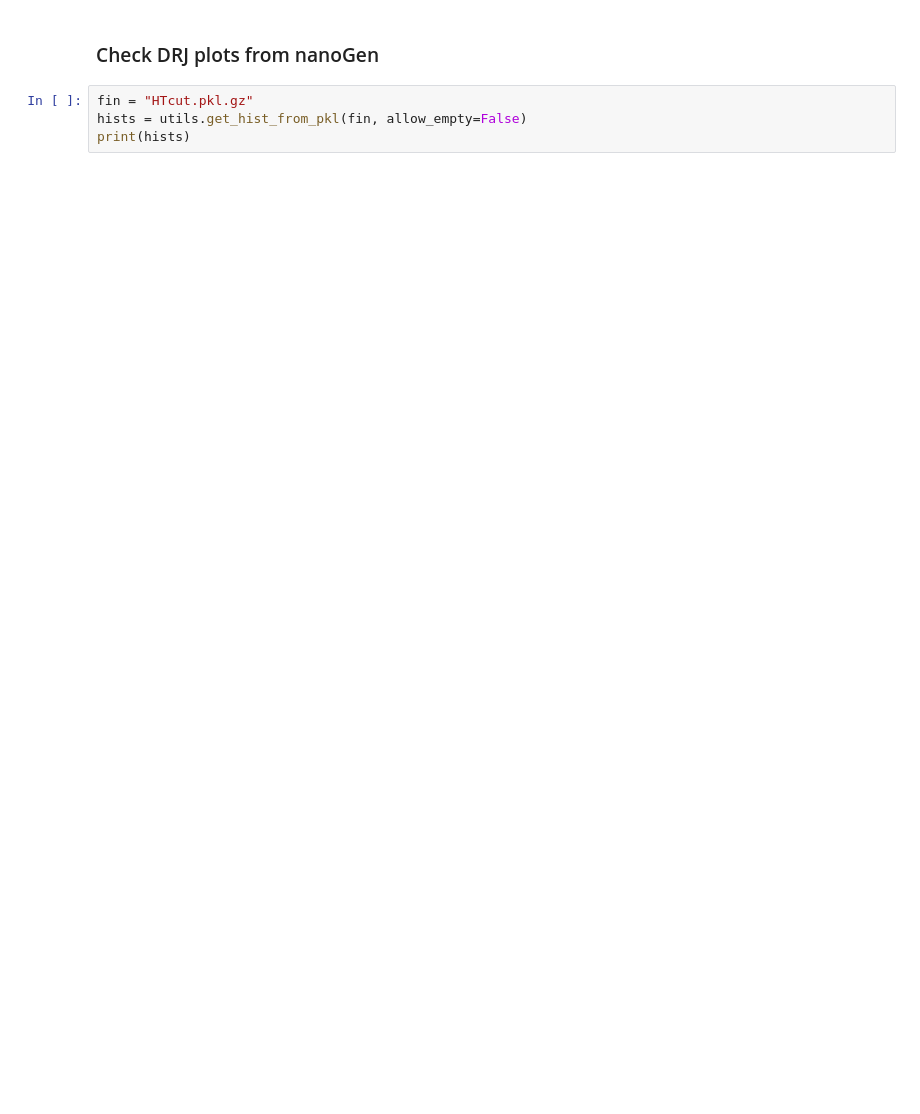
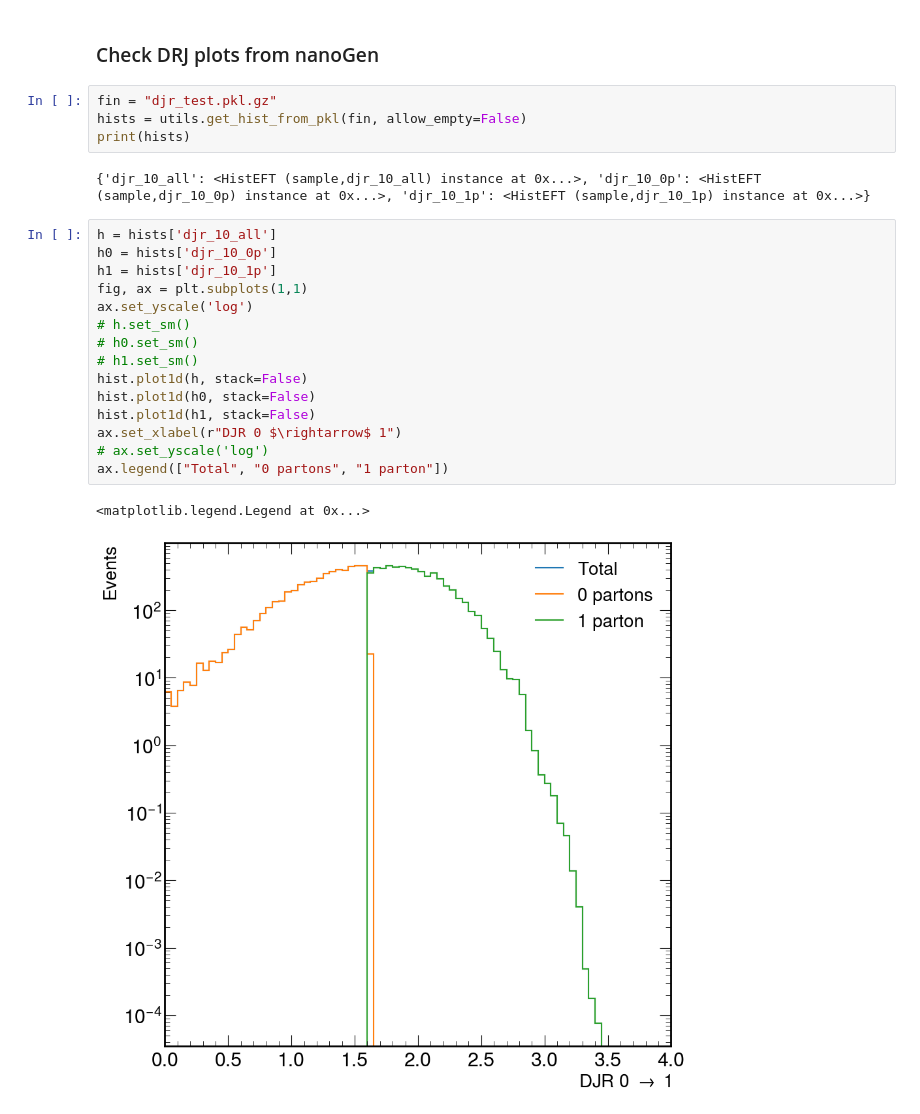
Before and after one commit to hannahbnelson/ttbarEFT, a Jupyter notebook: analysis/quick_plotter.ipynb, the cells around one changed output. Drawn from its saved outputs; the diff is of its cells as text; blank space fills up the shorter version.

```diff
--- a/analysis/quick_plotter.ipynb
+++ b/analysis/quick_plotter.ipynb
@@ -147,6 +143,26 @@ for name in hists:
 # %% [markdown]
 ### Check DRJ plots from nanoGen
 # %%
-fin = "HTcut.pkl.gz"
+fin = "djr_test.pkl.gz"
 hists = utils.get_hist_from_pkl(fin, allow_empty=False)
 print(hists)
+# %% [output]
+{'djr_10_all': <HistEFT (sample,djr_10_all) instance at 0x...>, 'djr_10_0p': <HistEFT (sample,djr_10_0p) instance at 0x...>, 'djr_10_1p': <HistEFT (sample,djr_10_1p) instance at 0x...>}
+# %%
+h = hists['djr_10_all']
+h0 = hists['djr_10_0p']
+h1 = hists['djr_10_1p']
+fig, ax = plt.subplots(1,1)
+ax.set_yscale('log')
+# h.set_sm()
+# h0.set_sm()
+# h1.set_sm()
+hist.plot1d(h, stack=False)
+hist.plot1d(h0, stack=False)
+hist.plot1d(h1, stack=False)
+ax.set_xlabel(r"DJR 0 $\rightarrow$ 1")
+# ax.set_yscale('log')
+ax.legend(["Total", "0 partons", "1 parton"])
+# %% [output]
+<matplotlib.legend.Legend at 0x...>
+[figure, added]
```
Also changed, not shown: parts of 29 cells of this notebook, 8 other files.
